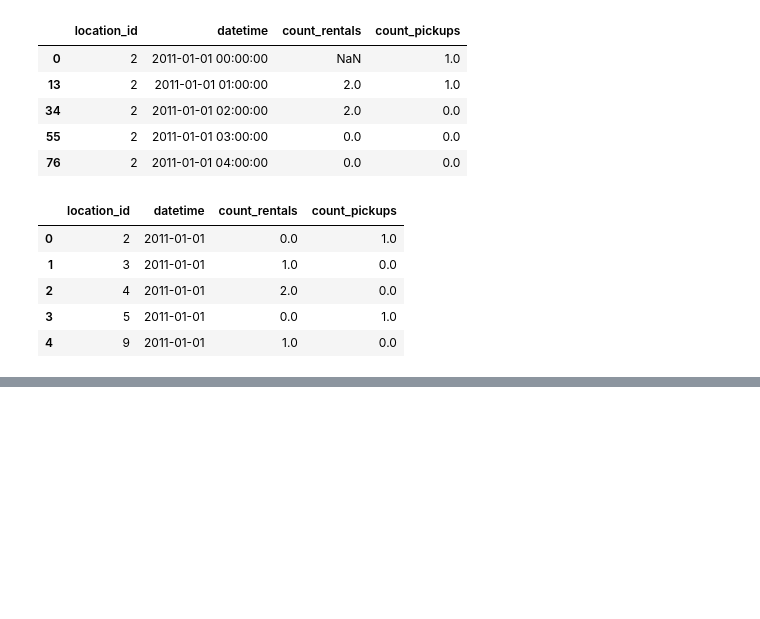
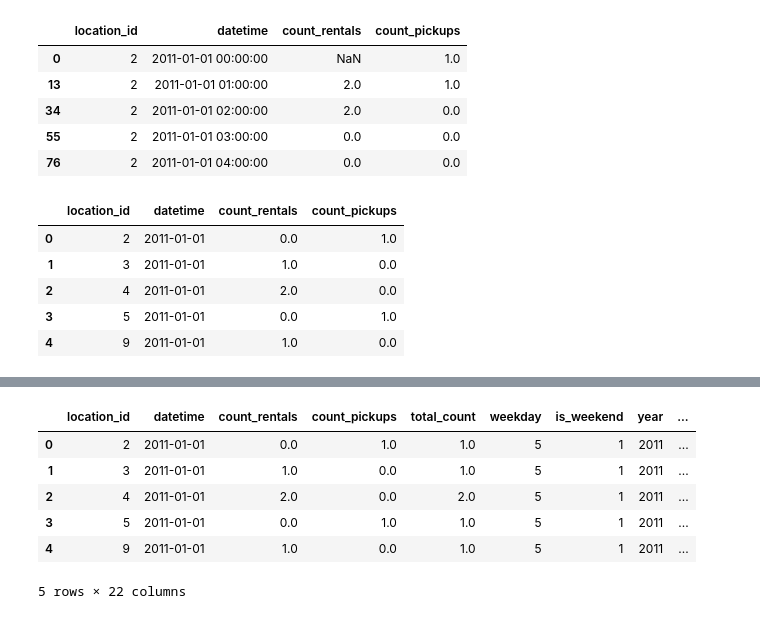
Before and after one commit to jayeshmanani/MLOps-Level3, a Jupyter notebook: week-2/eda.ipynb, the cells around one changed output, grey strips where cells are left out. Cells and saved outputs as stored; diff of their text form; code cells hidden in the pictures; blank space fills up the shorter version.

```diff
--- a/week-2/eda.ipynb
+++ b/week-2/eda.ipynb
@@ -175,0 +249,13 @@ merged_hourly.head()
+# %%
+merged_hourly = pd.get_dummies(
+    merged_hourly, columns=["time_of_day"], dtype=int
+)
+merged_hourly.head()
+# %% [output]
+|  | location_id | datetime | count_rentals | count_pickups | total_count | weekday | is_weekend | year | ... |
+| 0 | 2 | 2011-01-01 | 0.0 | 1.0 | 1.0 | 5 | 1 | 2011 | ... |
+| 1 | 3 | 2011-01-01 | 1.0 | 0.0 | 1.0 | 5 | 1 | 2011 | ... |
+| 2 | 4 | 2011-01-01 | 2.0 | 0.0 | 2.0 | 5 | 1 | 2011 | ... |
+| 3 | 5 | 2011-01-01 | 0.0 | 1.0 | 1.0 | 5 | 1 | 2011 | ... |
+| 4 | 9 | 2011-01-01 | 1.0 | 0.0 | 1.0 | 5 | 1 | 2011 | ... |
+5 rows × 22 columns
```
Also changed, not shown: parts of 9 cells of this notebook, 7 other files.
